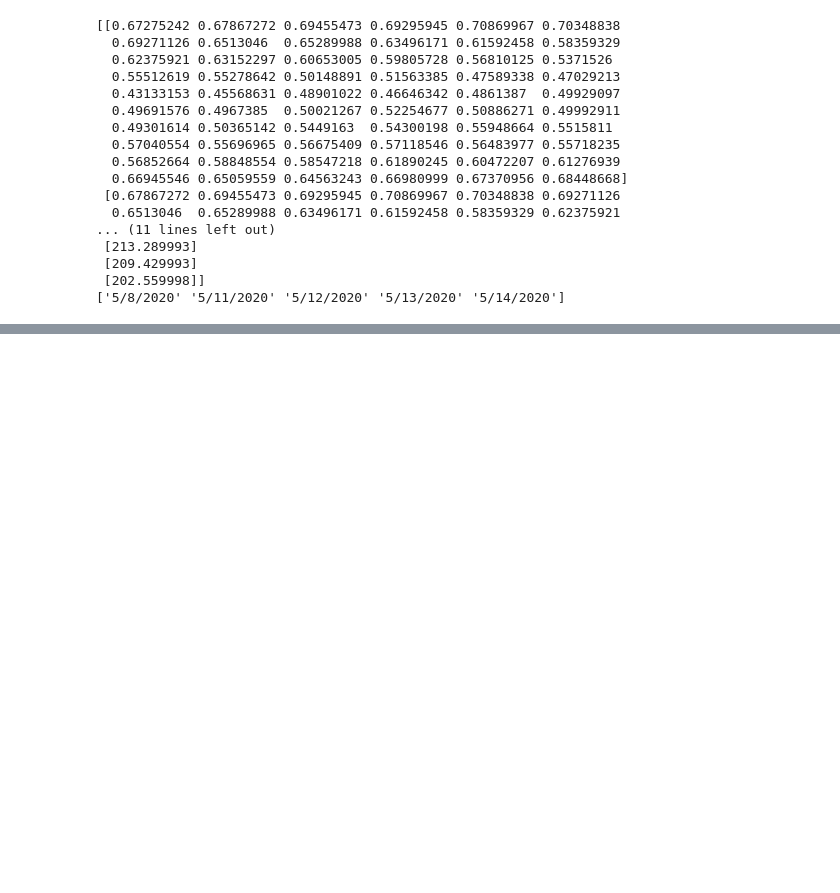
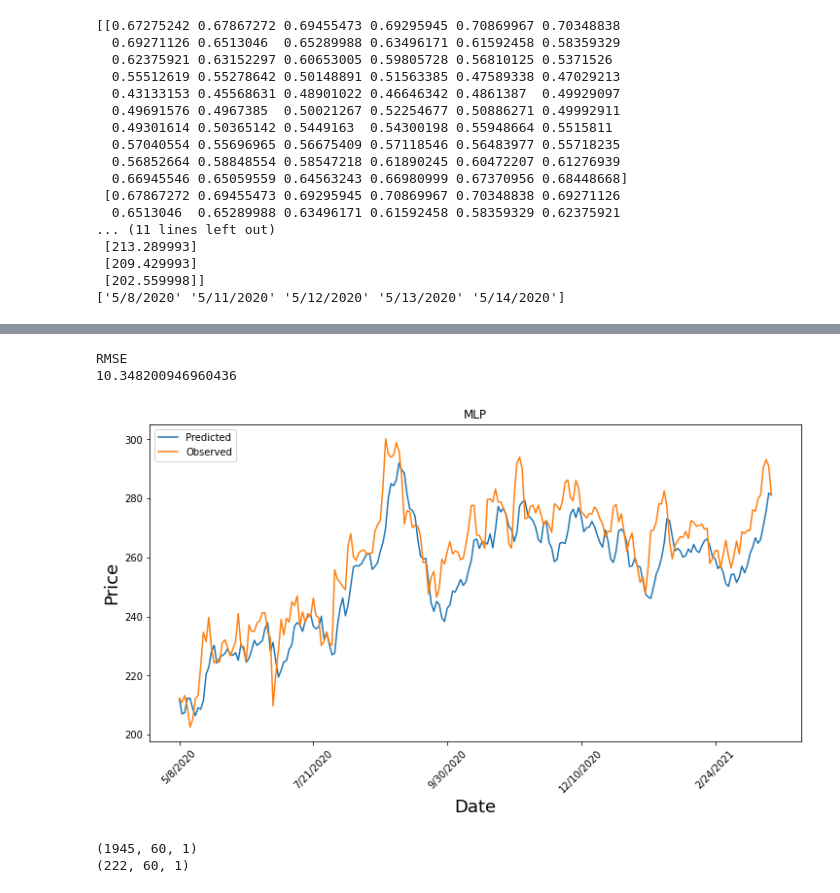
Before and after one commit to lamnguyenvu98/ML_Practice, a Jupyter notebook: Support_TimeSeries_2B.ipynb, the cells around one changed output, grey strips where cells are left out. Saved outputs shown, nothing was run; the diff lists cells and outputs as text; code cells hidden in the pictures; blank space fills up the shorter version.

```diff
--- a/Support_TimeSeries_2B.ipynb
+++ b/Support_TimeSeries_2B.ipynb
@@ -256,0 +257,11 @@ RMSE
+# %%
+# Multilayer Perceptron
+from sklearn.neural_network import MLPRegressor
+
+regr = MLPRegressor(hidden_layer_sizes=(128, 64, 32, 8), alpha=0.01, solver="lbfgs", shuffle=True)
+regr.fit(X_train, y_train)
+
+y_pred = regr.predict(X_test)
+y_pred = y_pred.reshape(-1, 1)
+y_pred = scaler.inverse_transform(y_pred)
+y_pred[:10]
@@ -256,0 +279,28 @@ RMSE
+# %%
+print('RMSE')
+RMSE = metrics.mean_squared_error(y_test, y_pred, squared=False)
+print(RMSE)
+model_score.append(["MLP", RMSE])
+# %% [output]
+RMSE
+10.348200946960436
+# %%
+plt.figure(figsize=(12,6))
+plt.plot(y_pred)
+plt.plot(y_test)
+plt.legend(["Predicted","Observed"])
+plt.xticks(range(0,len(y_test),50),testd[::50],rotation=45)
+plt.xlabel('Date',fontsize=18)
+plt.ylabel('Price',fontsize=18)
+plt.title("MLP")
+plt.show()
+# %% [output]
+[figure, added]
+# %%
+Xtrain = np.reshape(X_train, (X_train.shape[0], X_train.shape[1], 1))
+print(Xtrain.shape)
+Xtest = np.reshape(X_test, (X_test.shape[0], X_test.shape[1], 1))
+print(Xtest.shape)
+# %% [output]
+(1945, 60, 1)
+(222, 60, 1)
```
Also changed, not shown: parts of 15 cells of this notebook, 5 other files.
